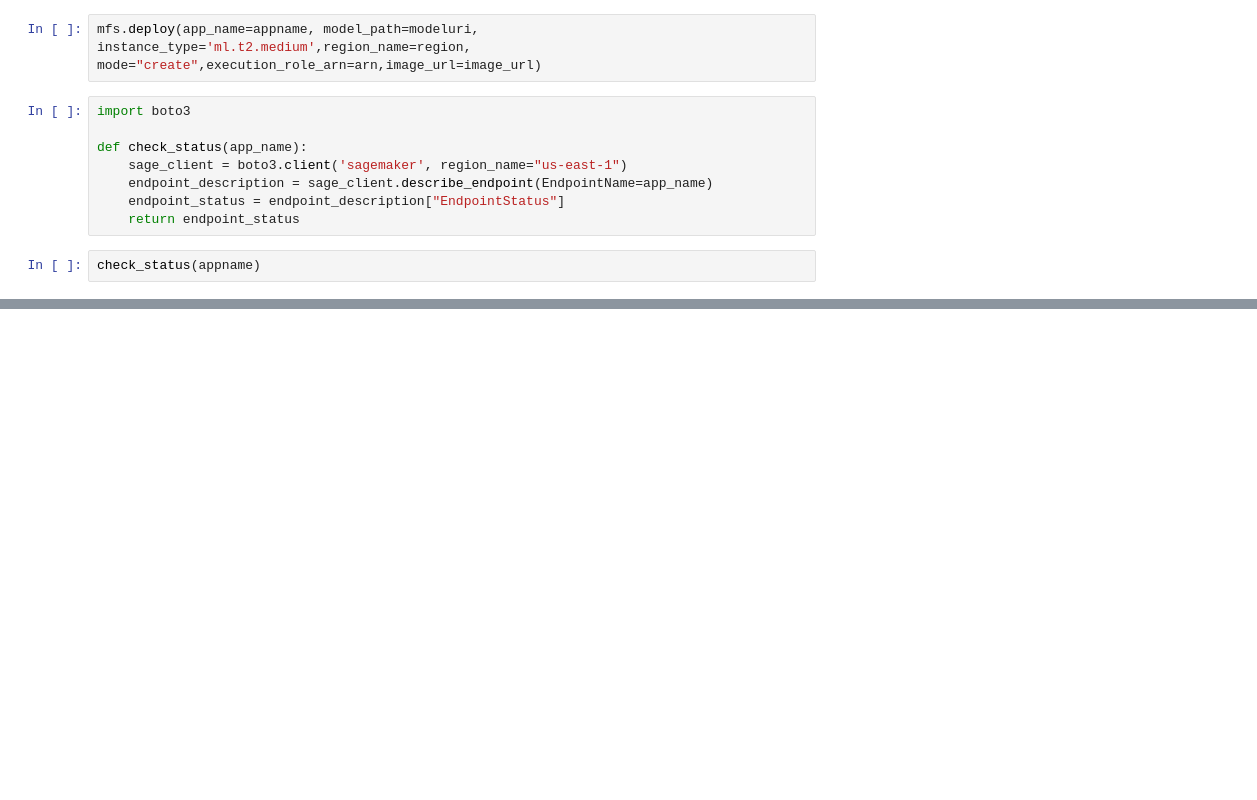
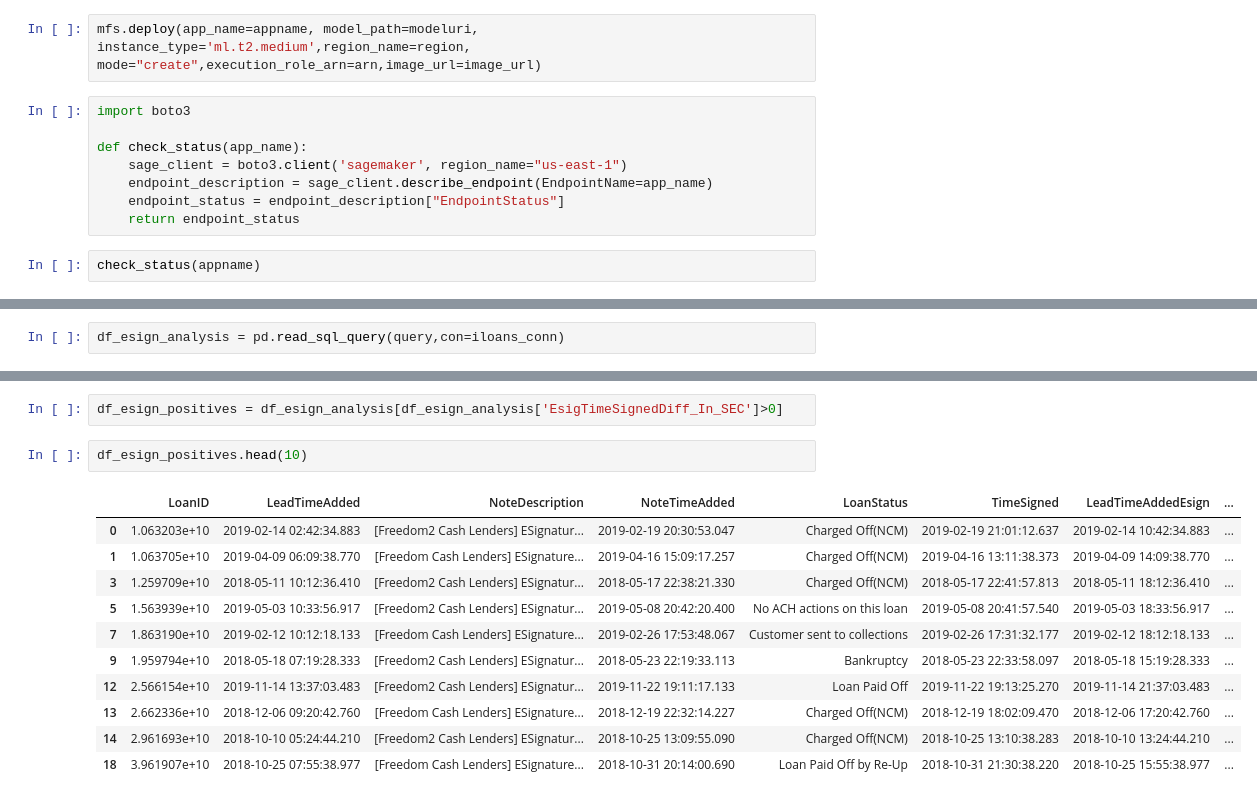
Before and after one commit to Predicon/exploration-notebooks, a Jupyter notebook: uw_model_structured.ipynb, the cells around one changed output, grey strips where cells are left out. Drawn from its saved outputs; the diff is of its cells as text; blank space fills up the shorter version.

Commit message:
adds: esign negative and extreme positive analysis

```diff
--- a/uw_model_structured.ipynb
+++ b/uw_model_structured.ipynb
@@ -580,0 +645,2 @@ check_status(appname)
+# %%
+df_esign_analysis = pd.read_sql_query(query,con=iloans_conn)
@@ -580,0 +690,16 @@ check_status(appname)
+# %%
+df_esign_positives = df_esign_analysis[df_esign_analysis['EsigTimeSignedDiff_In_SEC']>0]
+# %%
+df_esign_positives.head(10)
+# %% [output]
+|  | LoanID | LeadTimeAdded | NoteDescription | NoteTimeAdded | LoanStatus | TimeSigned | LeadTimeAddedEsign | ... |
+| 0 | 1.063203e+10 | 2019-02-14 02:42:34.883 | [Freedom2 Cash Lenders] ESignatur... | 2019-02-19 20:30:53.047 | Charged Off(NCM) | 2019-02-19 21:01:12.637 | 2019-02-14 10:42:34.883 | ... |
+| 1 | 1.063705e+10 | 2019-04-09 06:09:38.770 | [Freedom Cash Lenders] ESignature... | 2019-04-16 15:09:17.257 | Charged Off(NCM) | 2019-04-16 13:11:38.373 | 2019-04-09 14:09:38.770 | ... |
+| 3 | 1.259709e+10 | 2018-05-11 10:12:36.410 | [Freedom2 Cash Lenders] ESignatur... | 2018-05-17 22:38:21.330 | Charged Off(NCM) | 2018-05-17 22:41:57.813 | 2018-05-11 18:12:36.410 | ... |
+| 5 | 1.563939e+10 | 2019-05-03 10:33:56.917 | [Freedom2 Cash Lenders] ESignatur... | 2019-05-08 20:42:20.400 | No ACH actions on this loan | 2019-05-08 20:41:57.540 | 2019-05-03 18:33:56.917 | ... |
+| 7 | 1.863190e+10 | 2019-02-12 10:12:18.133 | [Freedom Cash Lenders] ESignature... | 2019-02-26 17:53:48.067 | Customer sent to collections | 2019-02-26 17:31:32.177 | 2019-02-12 18:12:18.133 | ... |
+| 9 | 1.959794e+10 | 2018-05-18 07:19:28.333 | [Freedom2 Cash Lenders] ESignatur... | 2018-05-23 22:19:33.113 | Bankruptcy | 2018-05-23 22:33:58.097 | 2018-05-18 15:19:28.333 | ... |
+| 12 | 2.566154e+10 | 2019-11-14 13:37:03.483 | [Freedom2 Cash Lenders] ESignatur... | 2019-11-22 19:11:17.133 | Loan Paid Off | 2019-11-22 19:13:25.270 | 2019-11-14 21:37:03.483 | ... |
+| 13 | 2.662336e+10 | 2018-12-06 09:20:42.760 | [Freedom Cash Lenders] ESignature... | 2018-12-19 22:32:14.227 | Charged Off(NCM) | 2018-12-19 18:02:09.470 | 2018-12-06 17:20:42.760 | ... |
+| 14 | 2.961693e+10 | 2018-10-10 05:24:44.210 | [Freedom2 Cash Lenders] ESignatur... | 2018-10-25 13:09:55.090 | Charged Off(NCM) | 2018-10-25 13:10:38.283 | 2018-10-10 13:24:44.210 | ... |
+| 18 | 3.961907e+10 | 2018-10-25 07:55:38.977 | [Freedom Cash Lenders] ESignature... | 2018-10-31 20:14:00.690 | Loan Paid Off by Re-Up | 2018-10-31 21:30:38.220 | 2018-10-25 15:55:38.977 | ... |
```
Also changed, not shown: parts of 19 cells of this notebook.
